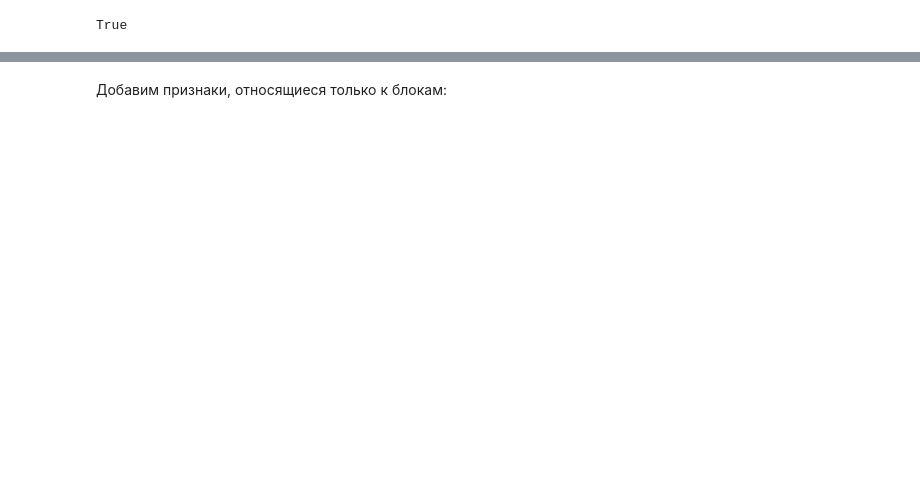
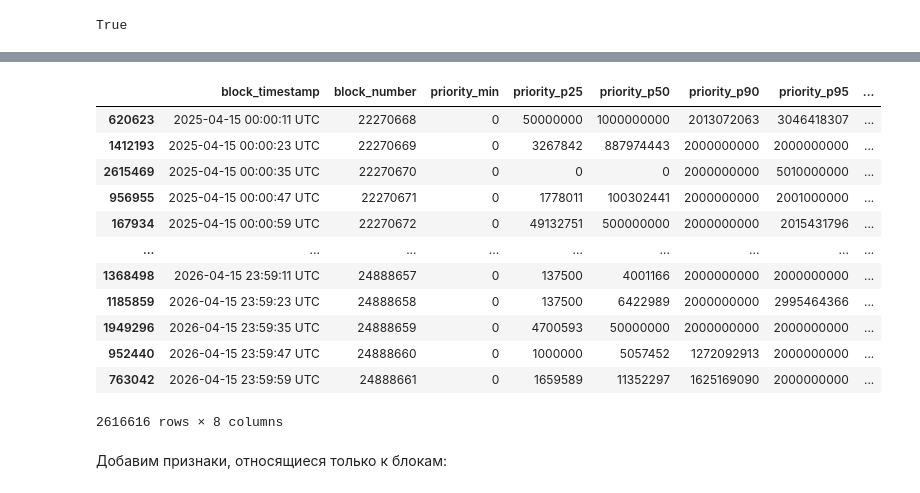
Before and after one commit to dizpatcher/ethereum-fee, a Jupyter notebook: notebooks/priority_fee_data.ipynb, the cells around one changed output, grey strips where cells are left out. Saved outputs shown, nothing was run; the diff lists cells and outputs as text; code cells hidden in the pictures; blank space fills up the shorter version.

Commit message:
datasets for priority fee prediction

````diff
--- a/notebooks/priority_fee_data.ipynb
+++ b/notebooks/priority_fee_data.ipynb
@@ -65,8 +65,24 @@ from (
 group by block_timestamp, block_number
 ```
 # %%
-df = pd.read_csv('data/priority_fees_2025-01-01_2026-02-15.csv')
+df = pd.read_csv('data/priority_fees_2025-04-15_2026-04-15.csv')
 df = df.sort_values(by='block_timestamp', ascending=True)
+# %%
+df
+# %% [output]
+|  | block_timestamp | block_number | priority_min | priority_p25 | priority_p50 | priority_p90 | priority_p95 | ... |
+| 620623 | 2025-04-15 00:00:11 UTC | 22270668 | 0 | 50000000 | 1000000000 | 2013072063 | 3046418307 | ... |
+| 1412193 | 2025-04-15 00:00:23 UTC | 22270669 | 0 | 3267842 | 887974443 | 2000000000 | 2000000000 | ... |
+| 2615469 | 2025-04-15 00:00:35 UTC | 22270670 | 0 | 0 | 0 | 2000000000 | 5010000000 | ... |
+| 956955 | 2025-04-15 00:00:47 UTC | 22270671 | 0 | 1778011 | 100302441 | 2000000000 | 2001000000 | ... |
+| 167934 | 2025-04-15 00:00:59 UTC | 22270672 | 0 | 49132751 | 500000000 | 2000000000 | 2015431796 | ... |
+| ... | ... | ... | ... | ... | ... | ... | ... | ... |
+| 1368498 | 2026-04-15 23:59:11 UTC | 24888657 | 0 | 137500 | 4001166 | 2000000000 | 2000000000 | ... |
+| 1185859 | 2026-04-15 23:59:23 UTC | 24888658 | 0 | 137500 | 6422989 | 2000000000 | 2995464366 | ... |
+| 1949296 | 2026-04-15 23:59:35 UTC | 24888659 | 0 | 4700593 | 50000000 | 2000000000 | 2000000000 | ... |
+| 952440 | 2026-04-15 23:59:47 UTC | 24888660 | 0 | 1000000 | 5057452 | 1272092913 | 2000000000 | ... |
+| 763042 | 2026-04-15 23:59:59 UTC | 24888661 | 0 | 1659589 | 11352297 | 1625169090 | 2000000000 | ... |
+2616616 rows × 8 columns
 # %% [markdown]
 Добавим признаки, относящиеся только к блокам:
 # %%
````
Also changed, not shown: parts of 91 cells of this notebook.
